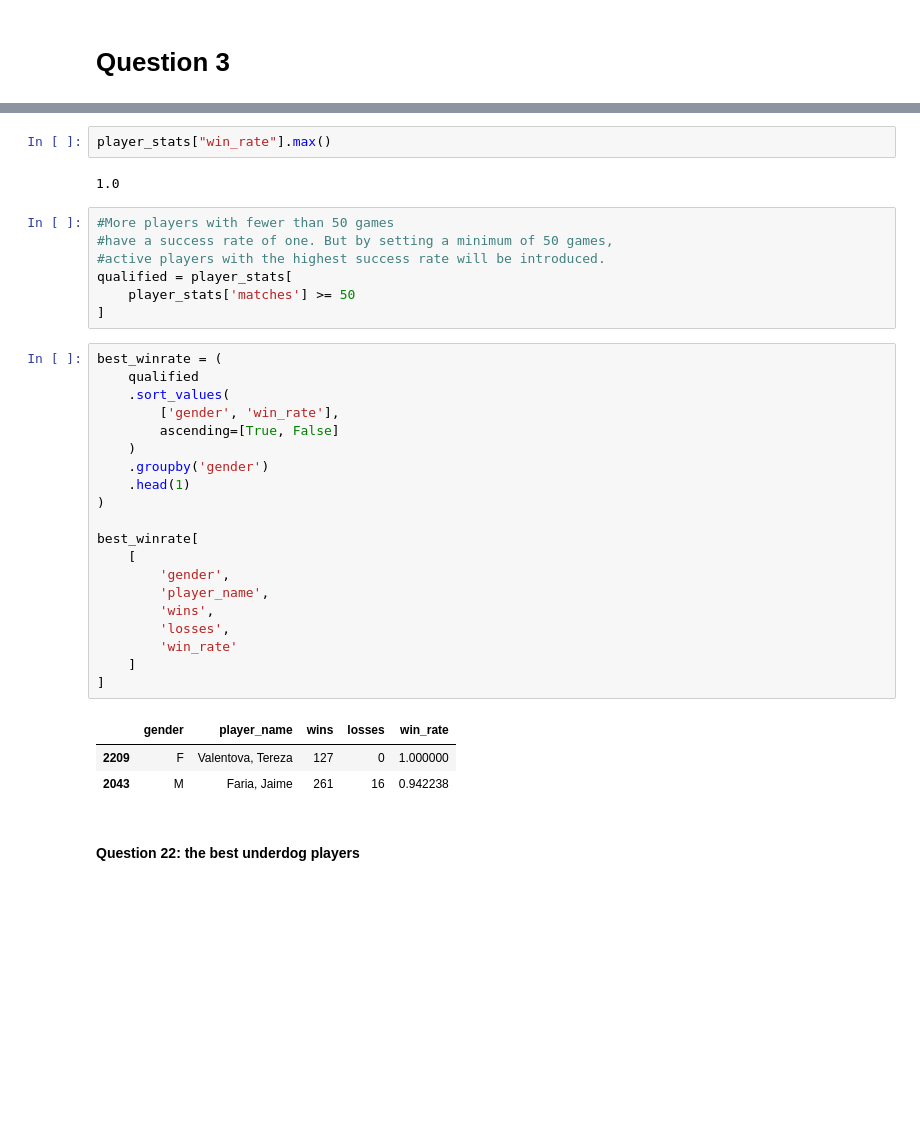
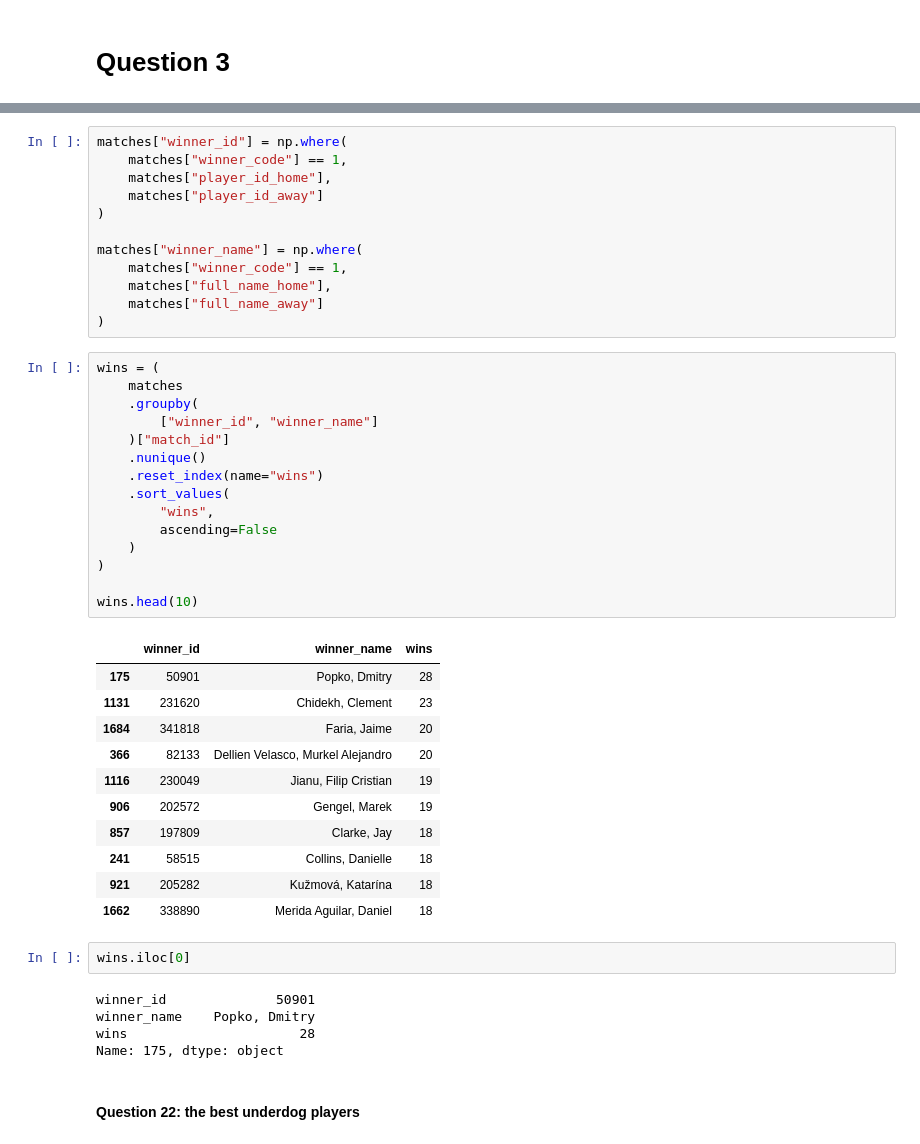
Before and after one commit to saba-ghorashi/tennis-analysis, a Jupyter notebook: answers.ipynb, the cells around one changed output, grey strips where cells are left out. Saved outputs shown, nothing was run; the diff lists cells and outputs as text; blank space fills up the shorter version.

```diff
--- a/answers.ipynb
+++ b/answers.ipynb
@@ -297,38 +314,49 @@ player_stats['win_rate'] = (
 # %%
-player_stats["win_rate"].max()
+matches["winner_id"] = np.where(
+    matches["winner_code"] == 1,
+    matches["player_id_home"],
+    matches["player_id_away"]
+)
+
+matches["winner_name"] = np.where(
+    matches["winner_code"] == 1,
+    matches["full_name_home"],
+    matches["full_name_away"]
+)
-# %% [output]
-1.0
 # %%
-#More players with fewer than 50 games
-#have a success rate of one. But by setting a minimum of 50 games,
-#active players with the highest success rate will be introduced.
-qualified = player_stats[
-    player_stats['matches'] >= 50
-]
+wins = (
+    matches
+    .groupby(
+        ["winner_id", "winner_name"]
+    )["match_id"]
+    .nunique()
+    .reset_index(name="wins")
+    .sort_values(
+        "wins",
+        ascending=False
+    )
+)
+
+wins.head(10)
+# %% [output]
+|  | winner_id | winner_name | wins |
+| 175 | 50901 | Popko, Dmitry | 28 |
+| 1131 | 231620 | Chidekh, Clement | 23 |
+| 1684 | 341818 | Faria, Jaime | 20 |
+| 366 | 82133 | Dellien Velasco, Murkel Alejandro | 20 |
+| 1116 | 230049 | Jianu, Filip Cristian | 19 |
+| 906 | 202572 | Gengel, Marek | 19 |
+| 857 | 197809 | Clarke, Jay | 18 |
+| 241 | 58515 | Collins, Danielle | 18 |
+| 921 | 205282 | Kužmová, Katarína | 18 |
+| 1662 | 338890 | Merida Aguilar, Daniel | 18 |
 # %%
-best_winrate = (
-    qualified
-    .sort_values(
-        ['gender', 'win_rate'],
-        ascending=[True, False]
-    )
-    .groupby('gender')
-    .head(1)
-)
-
-best_winrate[
-    [
-        'gender',
-        'player_name',
-        'wins',
-        'losses',
-        'win_rate'
-    ]
-]
+wins.iloc[0]
 # %% [output]
-|  | gender | player_name | wins | losses | win_rate |
-| 2209 | F | Valentova, Tereza | 127 | 0 | 1.000000 |
-| 2043 | M | Faria, Jaime | 261 | 16 | 0.942238 |
+winner_id              50901
+winner_name    Popko, Dmitry
+wins                      28
+Name: 175, dtype: object
 # %% [markdown]
 #### Question 22: the best underdog players
 # %%
```
Also changed, not shown: parts of 5 cells of this notebook, 1 other file.
